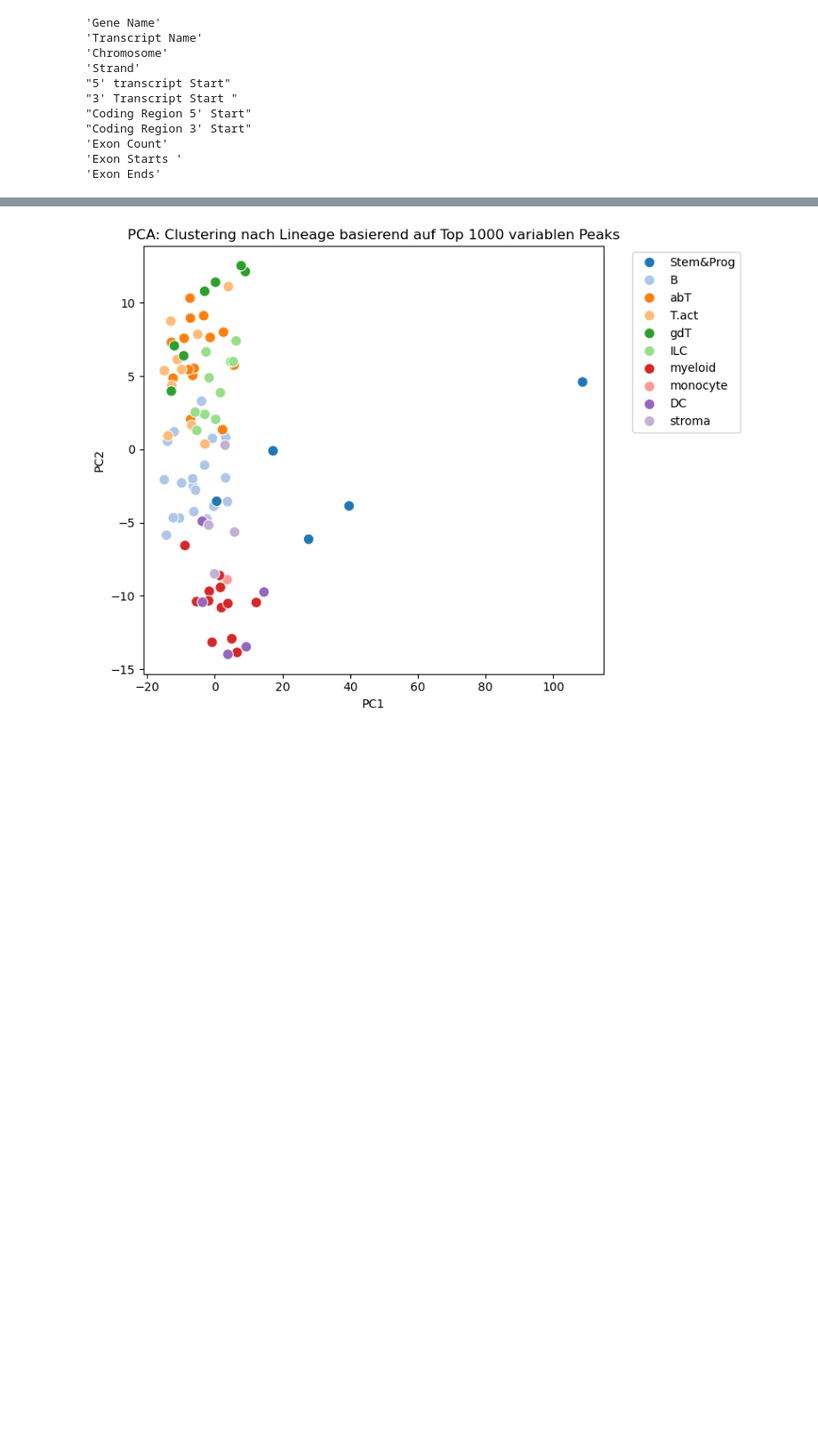
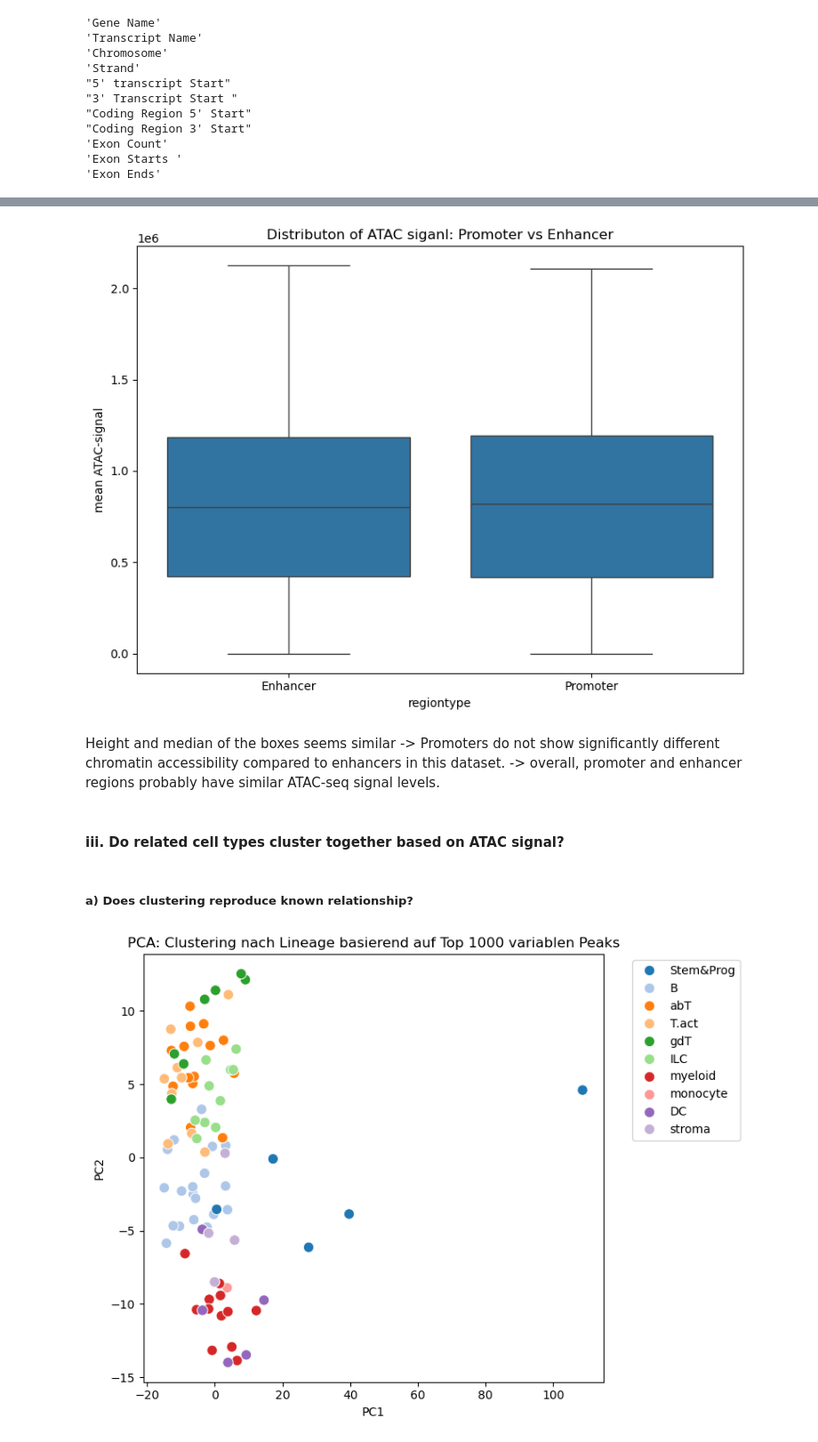
Before and after one commit to Topic2-Gene-Regulation-Immune-Cells/B-cells-Team1, a Jupyter notebook: ATAC_seq.ipynb, the cells around one changed output, grey strips where cells are left out. Shown at 89% size. Saved outputs shown, nothing was run; the diff lists cells and outputs as text; code cells hidden in the pictures; blank space fills up the shorter version.

```diff
--- a/ATAC_seq.ipynb
+++ b/ATAC_seq.ipynb
@@ -781,2 +785,5 @@ promoters["Gene Name"] = Annotation["Gene Name"].values
+# %%
+#prepare ATAC peaks
+peaks = pd.DataFrame({"Chromosome": ATAC["chrom"],"Start": ATAC["Summit"],"End": ATAC["Summit"] + 1,"peak_id": ATAC["ImmGenATAC1219.peakID"]})
 # %%
 import pyranges as pr
@@ -785,19 +790,16 @@ ModuleNotFoundError: No module named 'pyranges'
 # %%
-# 1. Promoter regions in PyRanges
-promoter_ranges = pr.PyRanges(promoters.rename(columns={
-    "chr": "Chromosome",
-    "prom_start": "Start",
-    "prom_end": "End"
-}))
+#in PyRanges
+promoter_ranges = pr.PyRanges(promoters)
+peak_ranges = pr.PyRanges(peaks)
 
-# 2. ATAC peaks in PyRanges
-atac_peaks = pr.PyRanges(ATAC[["chrom", "Summit"]].rename(columns={
-    "chrom": "Chromosome",
-    "Summit": "Start"
-}))
-atac_peaks.df["End"] = atac_peaks.df["Start"] + 1  # summit is a point, make it a 1bp range
-atac_peaks = pr.PyRanges(atac_peaks.df)
+#Overlap
+promoter_overlap = peak_ranges.join(promoter_ranges)
 
-# 3. Intersect to get promoter peaks
-promoter_overlap = atac_peaks.join(promoter_ranges)
-promoter_peak_ids = promoter_overlap.df.index
+#IDs of peaks in promoters
+promoter_peak_ids = promoter_overlap.df['peak_id'].unique()
+
+# new coloumn: 'region' initial with 'Enhancer'
+ATAC['region'] = 'Enhancer'
+
+# Peaks with promotor
+ATAC.loc[ATAC['ImmGenATAC1219.peakID'].isin(promoter_peak_ids), 'region'] = 'Promoter'
@@ -806,3 +822,26 @@ KeyError: "None of [Index(['chrom', 'Summit'], dtype='object')] are in the [colu
+# %%
+# calculate mean signals per peak
+signal_cols = ATAC.select_dtypes(include=["float64", "int64"]).columns
+ATAC['mean_signal'] = ATAC[signal_cols].mean(axis=1)
+
+# Plot
+plt.figure(figsize=(8,6))
+sns.boxplot(data=ATAC, x='region', y='mean_signal')
+plt.title("Distributon of ATAC siganl: Promoter vs Enhancer")
+plt.ylabel("mean ATAC-signal")
+plt.xlabel("regiontype")
+plt.tight_layout()
+plt.show()
+# %% [output]
+[figure, added]
+# %% [markdown]
+Height and median of the boxes seems similar
+-> Promoters do not show significantly different chromatin accessibility compared to enhancers in this dataset.
+-> overall, promoter and enhancer regions probably have similar ATAC-seq signal levels.
+# %% [markdown]
+#### iii. Do related cell types cluster together based on ATAC signal?
+# %% [markdown]
+##### a) Does clustering reproduce known relationship?
 # %%
 # Schritt 1: Top 1000 variabelste Peaks auswählen
 variances = ATAC_scaled.var(axis=1)  # Zeilen = Peaks, da transponiert
```
Also changed, not shown: parts of 5 cells of this notebook.
